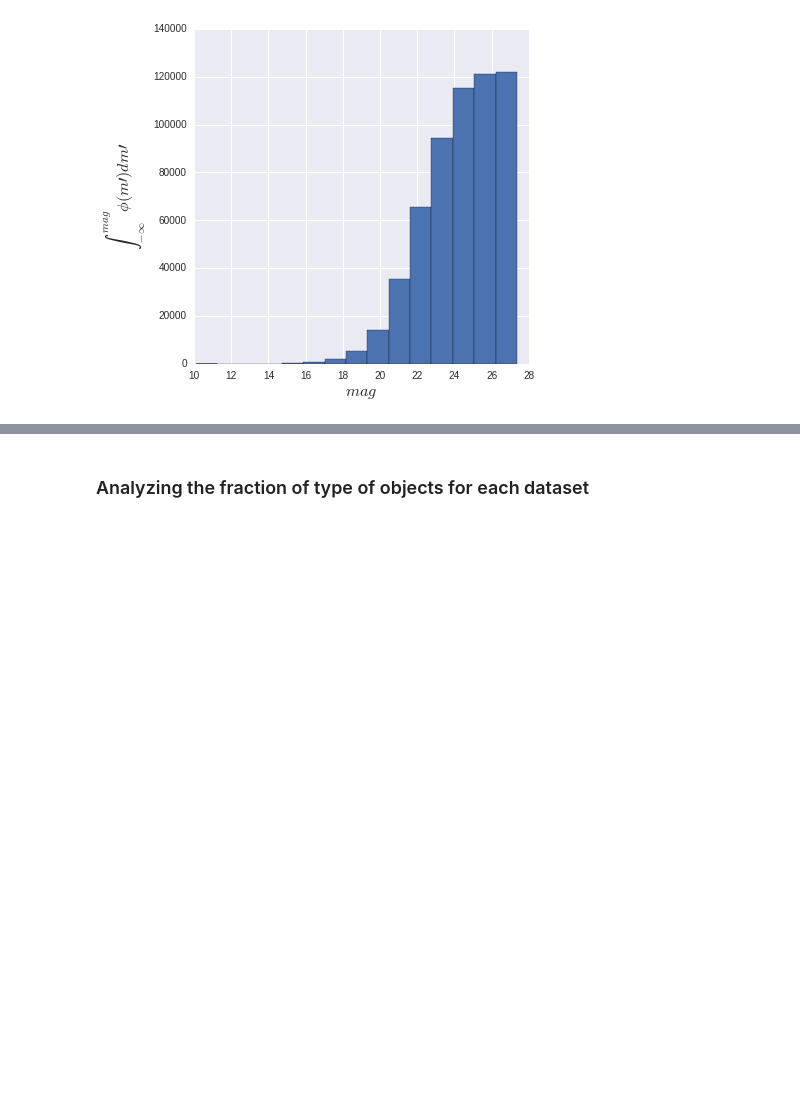
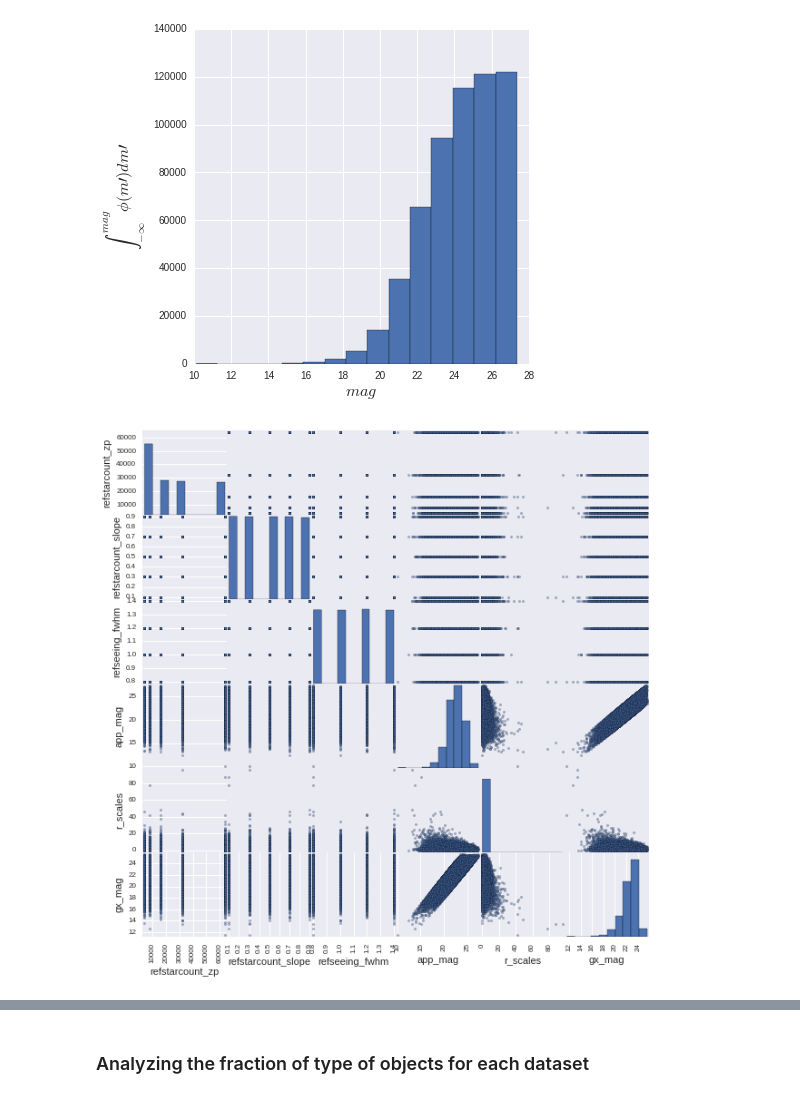
Before and after one commit to BrunoSanchez/RBMLearning, a Jupyter notebook: Plots-Threesome.ipynb, the cells around one changed output, grey strips where cells are left out. Saved outputs shown, nothing was run; the diff lists cells and outputs as text; code cells hidden in the pictures; blank space fills up the shorter version.

```diff
--- a/Plots-Threesome.ipynb
+++ b/Plots-Threesome.ipynb
@@ -114,6 +114,8 @@ dt_hot = pd.merge(pd.read_sql_table('DetectedHOT', engine),
 # dt_zps.IS_REAL = dt_zps.IS_REAL.astype(int)
 # %% [markdown]
 ### Some plots of simulated objects
+# %%
+sim_images = pd.read_sql_table('Images', engine)
 # %%
 plt.figure(figsize=(6,6))
 plt.hist(simulated['app_mag'], cumulative=True, bins=15)
@@ -122,3 +124,13 @@ plt.ylabel(r'$\int_{-\infty}^{mag}\phi(m\prime)dm\prime$', fontsize=16)
 plt.savefig(os.path.join(plot_dir, 'lum_fun_simulated.png'), dpi=700)
 # %% [output]
 [figure]
+# %%
+object_params = pd.merge(left=sim_images, right=simulated, right_on='image_id', left_on='id', how='right')
+# %%
+sub_tab = object_params[['refstarcount_zp', u'refstarcount_slope', u'refseeing_fwhm',
+                         u'app_mag', u'r_scales', u'gx_mag']]
+# %%
+pd.scatter_matrix(sub_tab, alpha=0.5, figsize=(10, 10))
+plt.show()
+# %% [output]
+[figure, added]
```
Also changed, not shown: parts of 3 cells of this notebook, 4 other files.
